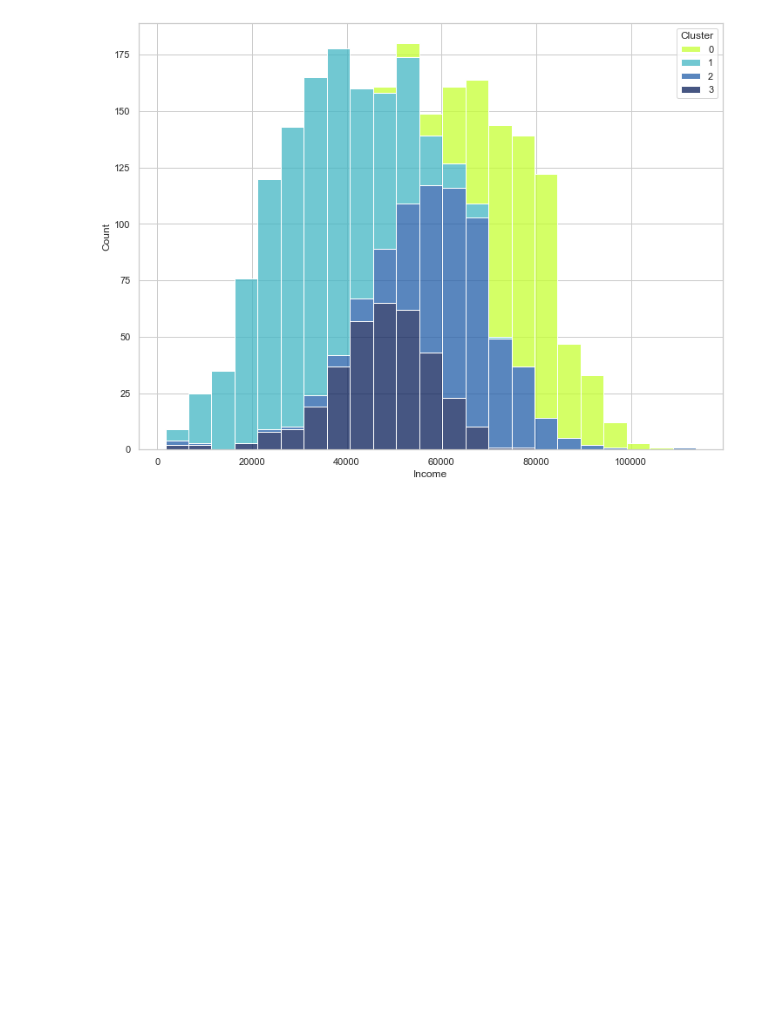
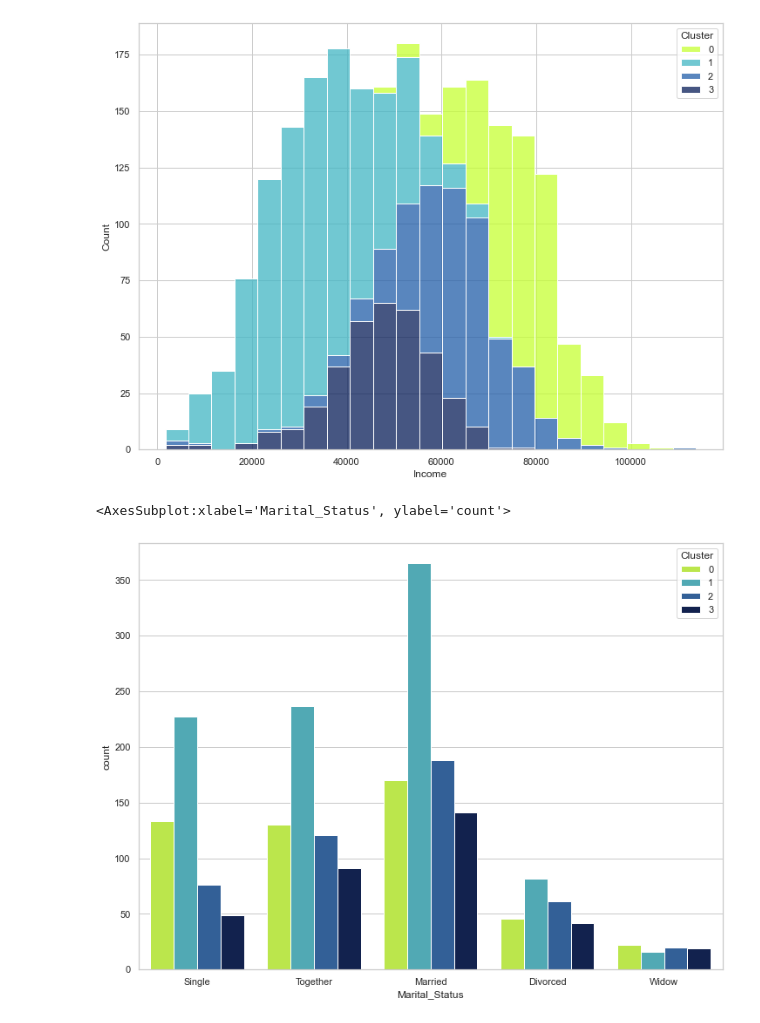
Before and after one commit to mariaperezdeayalas/Customer-Segmentation-Final-Project-, a Jupyter notebook: Notebooks/3. Clustering - KMeans.ipynb, the cells around one changed output. Drawn from its saved outputs; the diff is of its cells as text; code cells hidden in the pictures; blank space fills up the shorter version.

```diff
--- a/Notebooks/3. Clustering - KMeans.ipynb
+++ b/Notebooks/3. Clustering - KMeans.ipynb
@@ -138,3 +138,8 @@ sns.histplot(data = clients.loc[clients['Income'] < 120000], x = "Income", hue =
 # %% [output]
 <AxesSubplot:xlabel='Income', ylabel='Count'>
 [figure]
+# %%
+sns.countplot(data = clients, x = 'Marital_Status', hue = 'Cluster', palette = pal)
+# %% [output]
+<AxesSubplot:xlabel='Marital_Status', ylabel='count'>
+[figure, added]
```
Also changed, not shown: parts of 8 cells of this notebook.
